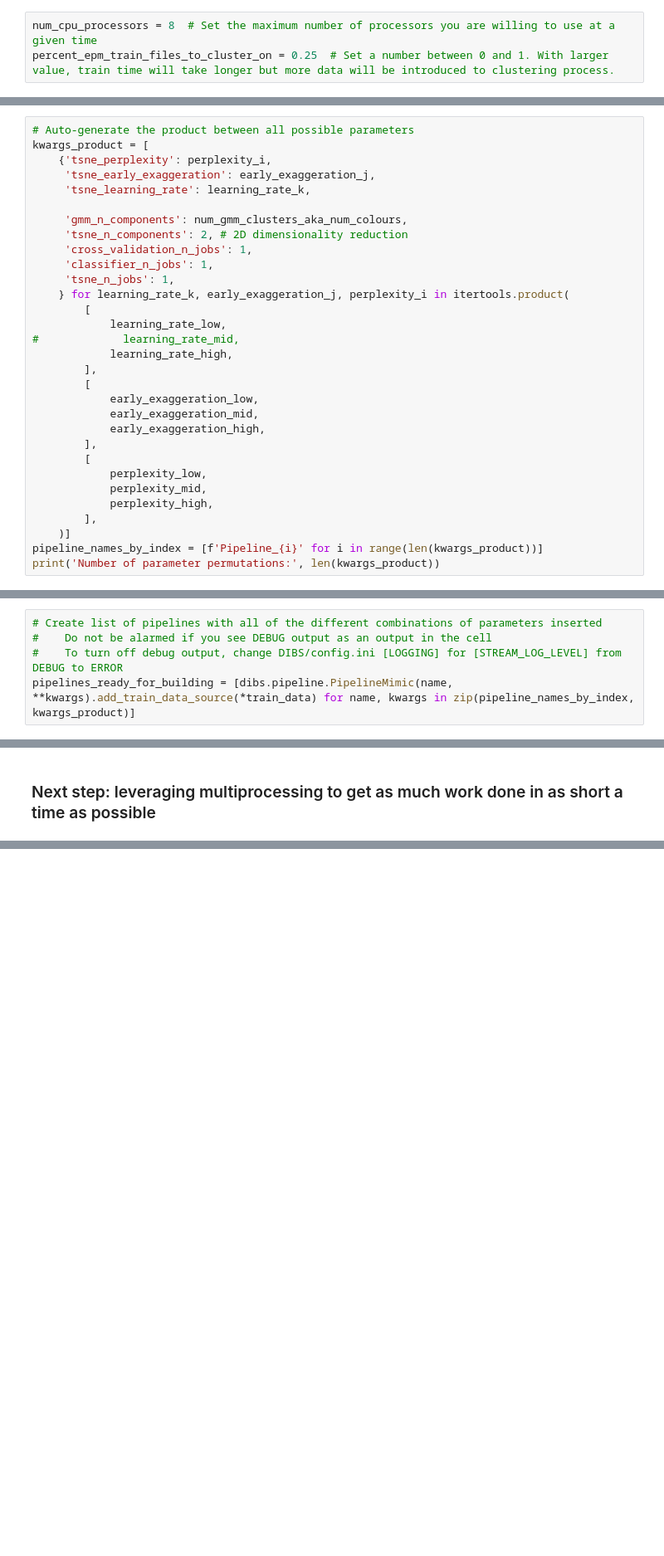
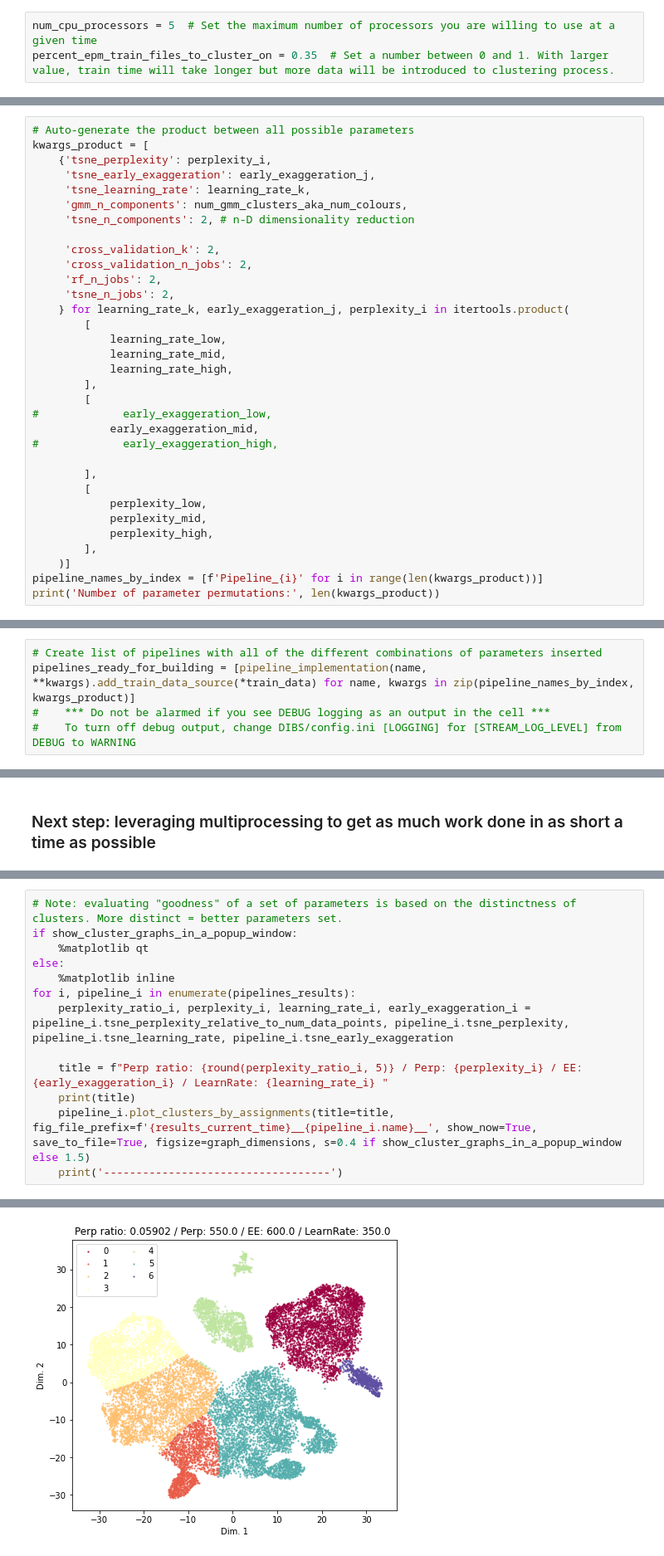
Before and after one commit to HowlandLab/DIBS, a Jupyter notebook: notebooks/TSNEGridSearch-LowMidHigh.ipynb, the cells around one changed output, grey strips where cells are left out. Shown at 83% size. Cells and saved outputs as stored; diff of their text form; blank space fills up the shorter version.

```diff
--- a/notebooks/TSNEGridSearch-LowMidHigh.ipynb
+++ b/notebooks/TSNEGridSearch-LowMidHigh.ipynb
@@ -29,8 +29,8 @@ import time
 
 The cell immediately below should only need to be manipulated and executed once
 # %%
-num_cpu_processors = 8  # Set the maximum number of processors you are willing to use at a given time
-percent_epm_train_files_to_cluster_on = 0.25  # Set a number between 0 and 1. With larger value, train time will take longer but more data will be introduced to clustering process.
+num_cpu_processors = 5  # Set the maximum number of processors you are willing to use at a given time
+percent_epm_train_files_to_cluster_on = 0.35  # Set a number between 0 and 1. With larger value, train time will take longer but more data will be introduced to clustering process.
 # %% [markdown]
 # -- Parameter tuning section--
 
@@ -63,22 +66,24 @@ kwargs_product = [
     {'tsne_perplexity': perplexity_i,
      'tsne_early_exaggeration': early_exaggeration_j,
      'tsne_learning_rate': learning_rate_k,
+     'gmm_n_components': num_gmm_clusters_aka_num_colours,
+     'tsne_n_components': 2, # n-D dimensionality reduction
 
-     'gmm_n_components': num_gmm_clusters_aka_num_colours,
-     'tsne_n_components': 2, # 2D dimensionality reduction
-     'cross_validation_n_jobs': 1,
-     'classifier_n_jobs': 1,
-     'tsne_n_jobs': 1,
+     'cross_validation_k': 2,
+     'cross_validation_n_jobs': 2,
+     'rf_n_jobs': 2,
+     'tsne_n_jobs': 2,
     } for learning_rate_k, early_exaggeration_j, perplexity_i in itertools.product(
         [
             learning_rate_low,
-#             learning_rate_mid,
+            learning_rate_mid,
             learning_rate_high,
         ],
         [
-            early_exaggeration_low,
+#             early_exaggeration_low,
             early_exaggeration_mid,
-            early_exaggeration_high,
+#             early_exaggeration_high,
+
         ],
         [
             perplexity_low,
@@ -98,5 +103,5 @@ train_data = half_files = all_files[:int(len(all_files) * percent_epm_train_file
 # %%
 # Create list of pipelines with all of the different combinations of parameters inserted
-#    Do not be alarmed if you see DEBUG output as an output in the cell
-#    To turn off debug output, change DIBS/config.ini [LOGGING] for [STREAM_LOG_LEVEL] from DEBUG to ERROR
-pipelines_ready_for_building = [dibs.pipeline.PipelineMimic(name, **kwargs).add_train_data_source(*train_data) for name, kwargs in zip(pipeline_names_by_index, kwargs_product)]
+pipelines_ready_for_building = [pipeline_implementation(name, **kwargs).add_train_data_source(*train_data) for name, kwargs in zip(pipeline_names_by_index, kwargs_product)]
+#    *** Do not be alarmed if you see DEBUG logging as an output in the cell ***
+#    To turn off debug output, change DIBS/config.ini [LOGGING] for [STREAM_LOG_LEVEL] from DEBUG to WARNING
@@ -113,0 +159,14 @@ print(f'Total compute time: {round((end_time-start_time)/60, 2)} minutes.')
+# %%
+# Note: evaluating "goodness" of a set of parameters is based on the distinctness of clusters. More distinct = better parameters set.
+if show_cluster_graphs_in_a_popup_window:
+    %matplotlib qt
+else:
+    %matplotlib inline
+for i, pipeline_i in enumerate(pipelines_results):
+    perplexity_ratio_i, perplexity_i, learning_rate_i, early_exaggeration_i = pipeline_i.tsne_perplexity_relative_to_num_data_points, pipeline_i.tsne_perplexity, pipeline_i.tsne_learning_rate, pipeline_i.tsne_early_exaggeration
+
+    title = f"Perp ratio: {round(perplexity_ratio_i, 5)} / Perp: {perplexity_i} / EE: {early_exaggeration_i} / LearnRate: {learning_rate_i} "
+    print(title)
+    pipeline_i.plot_clusters_by_assignments(title=title, fig_file_prefix=f'{results_current_time}__{pipeline_i.name}__', show_now=True, save_to_file=True, figsize=graph_dimensions, s=0.4 if show_cluster_graphs_in_a_popup_window else 1.5)
+    print('-----------------------------------')
+# %% [output]
@@ -113,0 +174 @@ print(f'Total compute time: {round((end_time-start_time)/60, 2)} minutes.')
+[figure, added]
```
Also changed, not shown: parts of 15 cells of this notebook.
